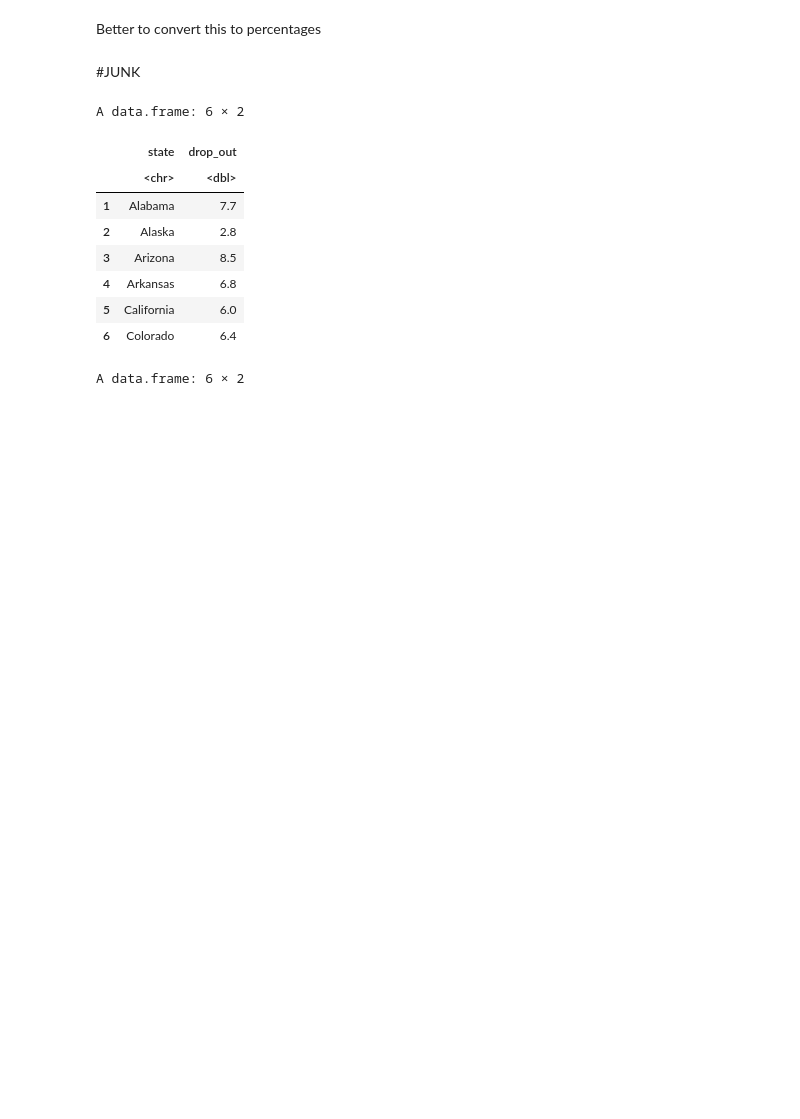
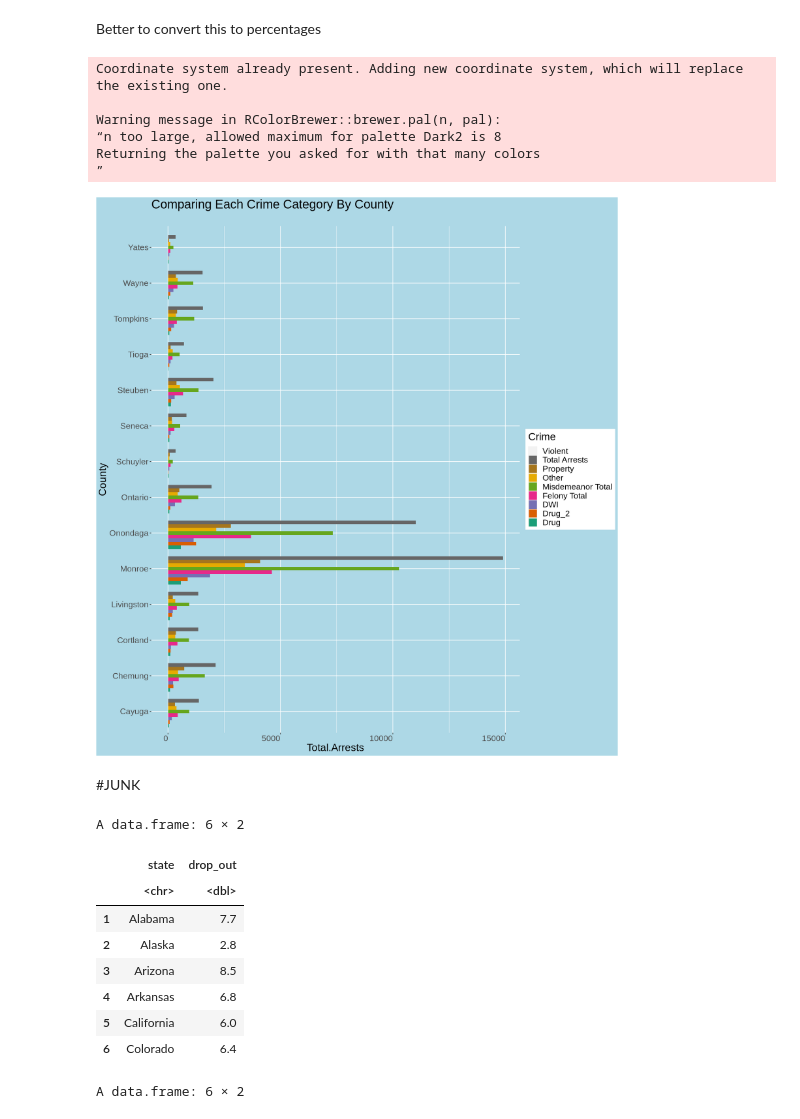
Before and after one commit to JF11579/New-Stuff, a Jupyter notebook: CGR_Pcts.ipynb, the cells around one changed output. Drawn from its saved outputs; the diff is of its cells as text; code cells hidden in the pictures; blank space fills up the shorter version.

```diff
--- a/CGR_Pcts.ipynb
+++ b/CGR_Pcts.ipynb
@@ -172,5 +202,27 @@ Coordinate system already present. Adding new coordinate system, which will repl
 # %% [markdown]
 Better to convert this to percentages
+# %%
+ggplot(gender_pct, aes(County, Total.Arrests , fill = Crime)) +
+                              geom_bar(stat = "identity",position = "dodge")+coord_flip()+
+                               theme(text = element_text(size=20),
+                                axis.text.x = element_text(angle=90, hjust=1))+
+                               scale_fill_brewer(palette = "Dark2")+
+                               theme(text = element_text(size=20),
+                                axis.text.x = element_text(angle=0, hjust=1)) +
+                       theme(plot.background = element_rect(fill = "light blue"),
+                      panel.background = element_rect(fill = "light blue")) +
+                       labs(title = "Comparing Each Crime Category By County",
+                subtitle = "")+
+                 guides(fill = guide_legend(reverse=TRUE))+
+                      coord_flip()
+# %% [output]
+Coordinate system already present. Adding new coordinate system, which will replace the existing one.
+
+Warning message in RColorBrewer::brewer.pal(n, pal):
+“n too large, allowed maximum for palette Dark2 is 8
+Returning the palette you asked for with that many colors
+”
+[figure, added]
 # %% [markdown]
 #JUNK
 # %%
```
Also changed, not shown: parts of 9 cells of this notebook.
